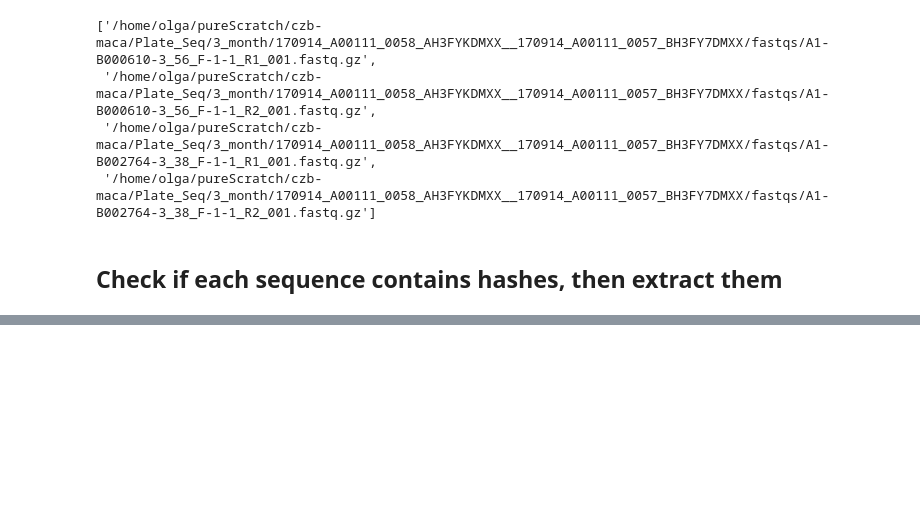
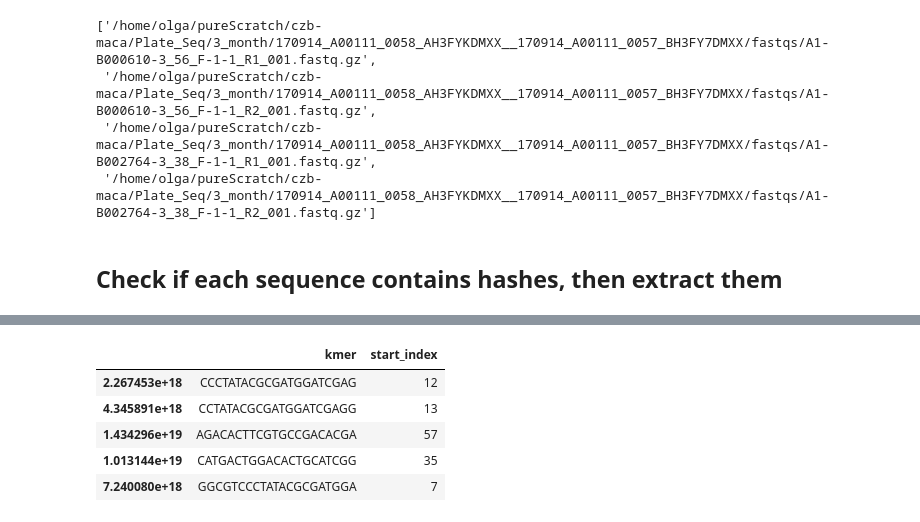
Before and after one commit to czbiohub/kh-analysis, a Jupyter notebook: notebooks/bladder_get_sequences_with_hashes_cleaned_up.ipynb, the cells around one changed output, grey strips where cells are left out. Drawn from its saved outputs; the diff is of its cells as text; code cells hidden in the pictures; blank space fills up the shorter version.

```diff
--- a/notebooks/bladder_get_sequences_with_hashes_cleaned_up.ipynb
+++ b/notebooks/bladder_get_sequences_with_hashes_cleaned_up.ipynb
@@ -224,0 +283,3 @@ Wall time: 365 ms
+# %%
+hash_to_kmer_series = pd.Series(hash_to_kmer)
+hash_to_kmer_series
@@ -224,0 +359,10 @@ Wall time: 365 ms
+# %%
+intersecting_hashes_df['start_index'] = intersecting_hashes_df.kmer.map(lambda x: record.sequence.find(x))
+intersecting_hashes_df.head()
+# %% [output]
+|  | kmer | start_index |
+| 2.267453e+18 | CCCTATACGCGATGGATCGAG | 12 |
+| 4.345891e+18 | CCTATACGCGATGGATCGAGG | 13 |
+| 1.434296e+19 | AGACACTTCGTGCCGACACGA | 57 |
+| 1.013144e+19 | CATGACTGGACACTGCATCGG | 35 |
+| 7.240080e+18 | GGCGTCCCTATACGCGATGGA | 7 |
```
Also changed, not shown: parts of 28 cells of this notebook, 51 other files.
